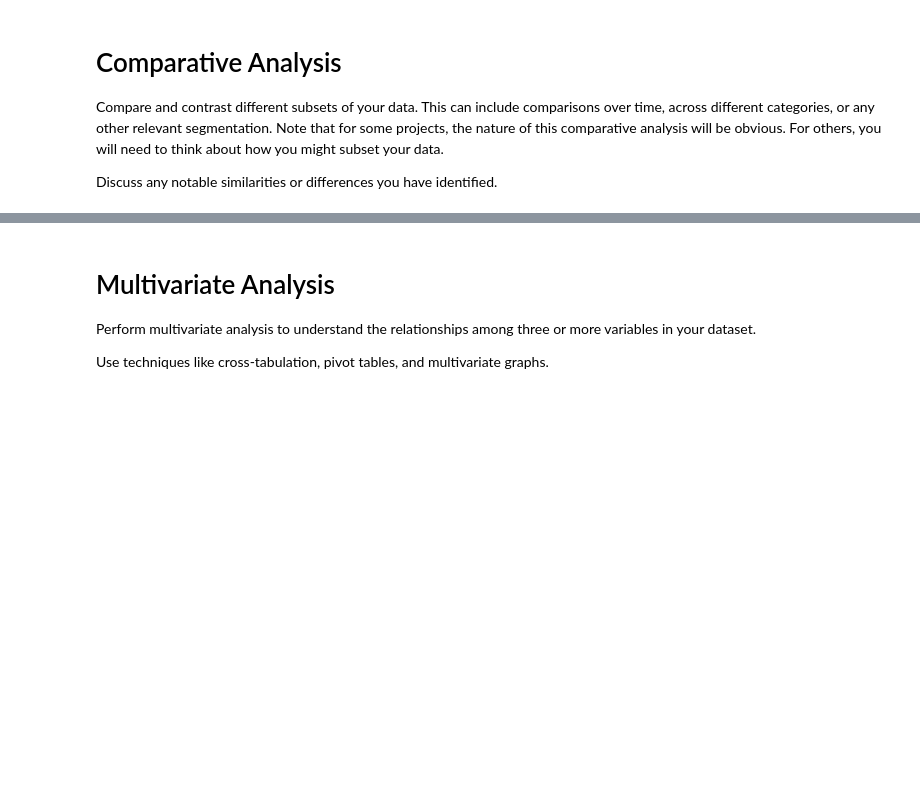
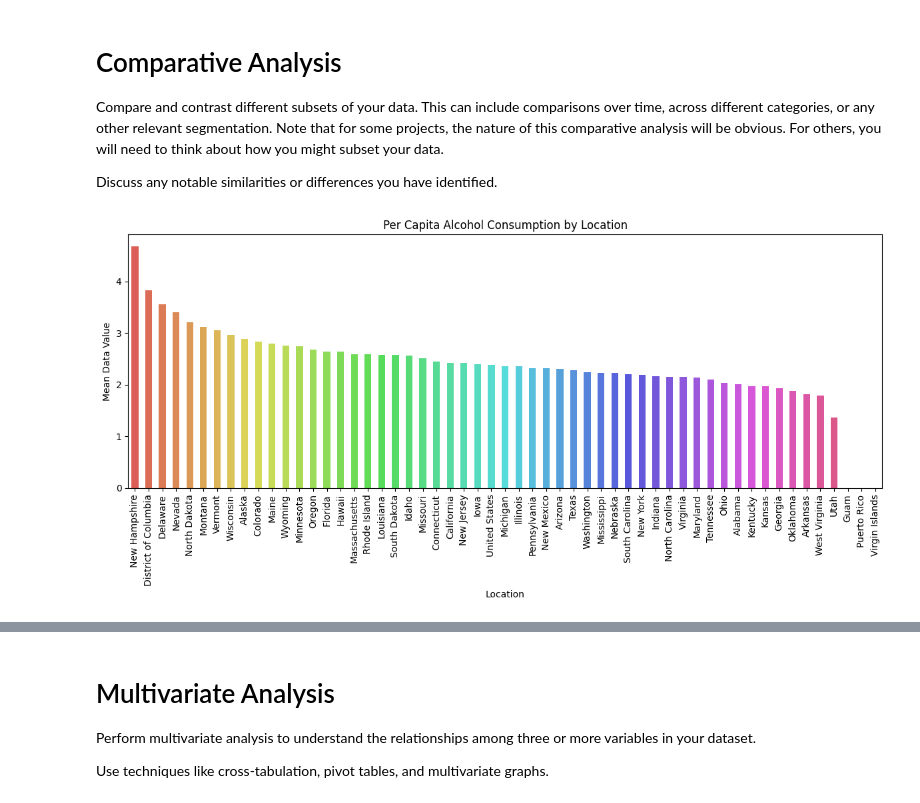
Before and after one commit to jrmcmill/618-project, a Jupyter notebook: V2Project-Description.ipynb, the cells around one changed output, grey strips where cells are left out. Cells and saved outputs as stored; diff of their text form; code cells hidden in the pictures; blank space fills up the shorter version.

```diff
--- a/V2Project-Description.ipynb
+++ b/V2Project-Description.ipynb
@@ -637,3 +729,22 @@ Compare and contrast different subsets of your data. This can include comparison
 you might subset your data.
 
 Discuss any notable similarities or differences you have identified.
+# %%
+import seaborn as sns
+national_alcohol_percapita_df = national_merged_MA[national_merged_MA['DataValueType'] == 'Per capita alcohol consumption']
+
+# # Group by 'LocationDesc' and calculate the mean data value for each location
+national_alc_percapita_grouped_df = filtered_df.groupby('LocationDesc')['DataValue'].mean().sort_values(ascending=False)
+
+# Create a color palette
+palette = sns.color_palette("hls", len(grouped_df))
+
+grouped_df.plot(kind='bar', figsize=(12, 6), color=palette)
+plt.title('Per Capita Alcohol Consumption by Location')
+plt.xlabel('Location')
+plt.ylabel('Mean Data Value')
+plt.xticks(rotation=90)
+plt.tight_layout()
+plt.show()
+# %% [output]
+[figure, added]
```
Also changed, not shown: parts of 15 cells of this notebook.
